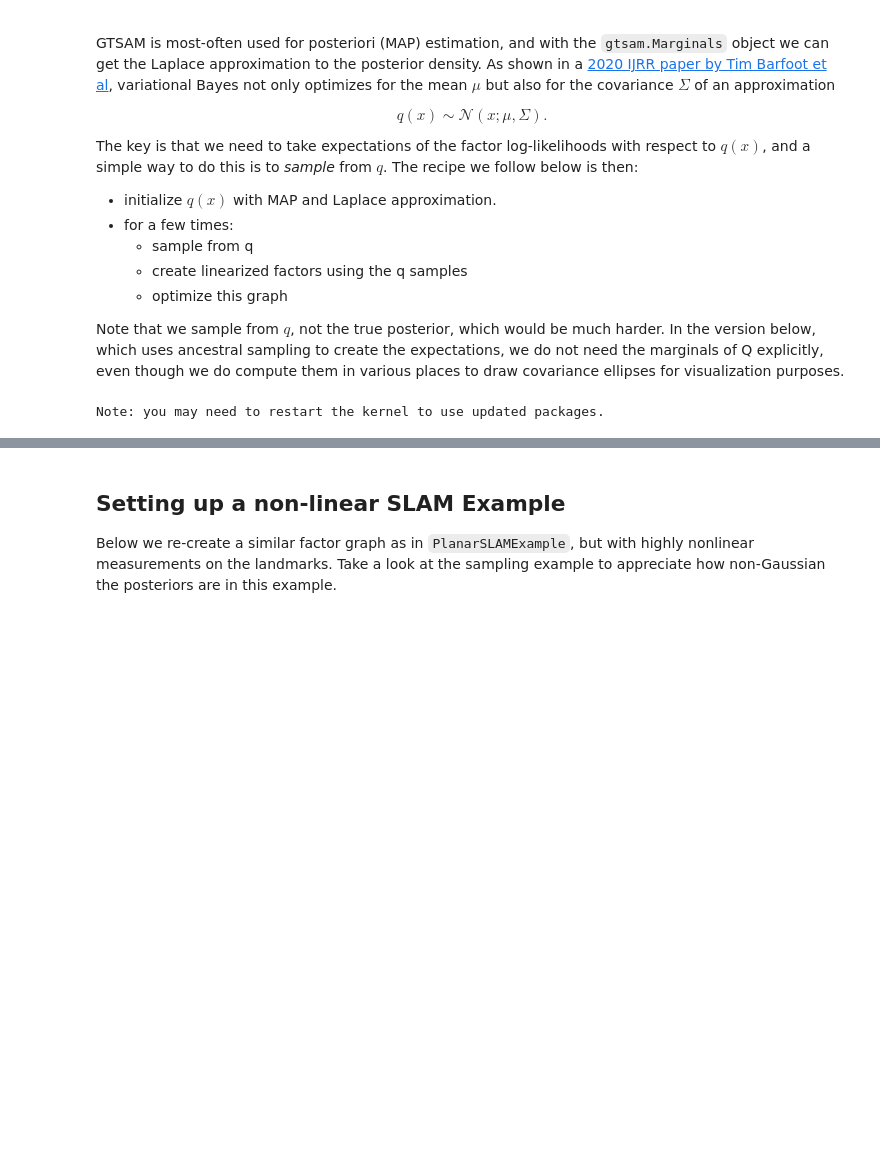
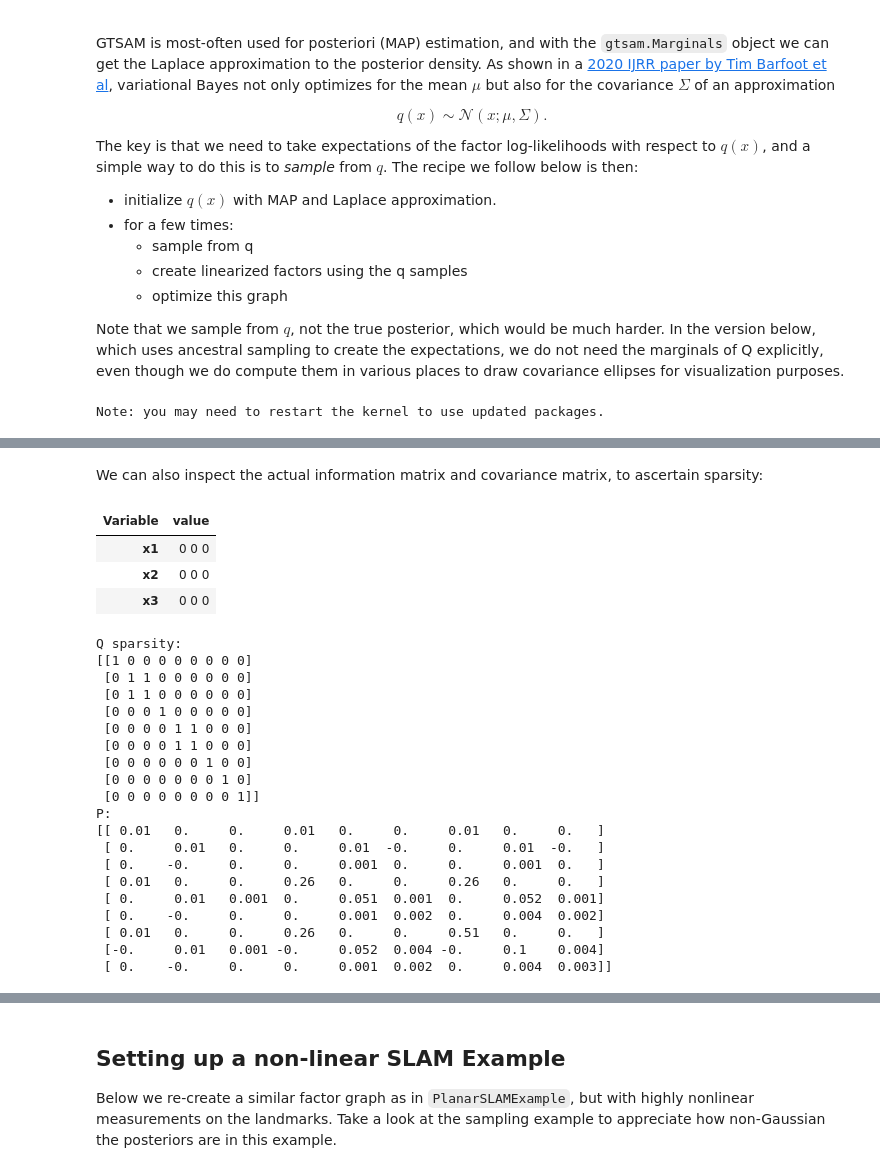
Before and after one commit to gtbook/gtsam-examples, a Jupyter notebook: PlanarSLAMExample_gvi.ipynb, the cells around one changed output, grey strips where cells are left out. Saved outputs shown, nothing was run; the diff lists cells and outputs as text; code cells hidden in the pictures; blank space fills up the shorter version.

```diff
--- a/PlanarSLAMExample_gvi.ipynb
+++ b/PlanarSLAMExample_gvi.ipynb
@@ -34,0 +114,37 @@ from gtsam import Point2, Pose2, Rot2, noiseModel
+# %% [markdown]
+We can also inspect the actual information matrix and covariance matrix, to ascertain sparsity:
+# %%
+def printPQ(bayes_net: gtsam.GaussianBayesNet, N:int=1):
+    """Print mean, Hessian, and covariance, possibly with correction factor N"""
+    R, d = bayes_net.matrix()
+    Q = (R.T @ R)/N  # Hessian/Information matrix
+    display(bayes_net.optimize())
+    print(f"Q sparsity:\n{(Q>1e-9).astype(int)}")
+    print(f"P:\n{np.round(np.linalg.inv(Q),3)}")
+
+printPQ(graph.linearize(truth).eliminateSequential())
+# %% [output]
+| Variable | value |
+| x1 | 0 0 0 |
+| x2 | 0 0 0 |
+| x3 | 0 0 0 |
+Q sparsity:
+[[1 0 0 0 0 0 0 0 0]
+ [0 1 1 0 0 0 0 0 0]
+ [0 1 1 0 0 0 0 0 0]
+ [0 0 0 1 0 0 0 0 0]
+ [0 0 0 0 1 1 0 0 0]
+ [0 0 0 0 1 1 0 0 0]
+ [0 0 0 0 0 0 1 0 0]
+ [0 0 0 0 0 0 0 1 0]
+ [0 0 0 0 0 0 0 0 1]]
+P:
+[[ 0.01   0.     0.     0.01   0.     0.     0.01   0.     0.   ]
+ [ 0.     0.01   0.     0.     0.01  -0.     0.     0.01  -0.   ]
+ [ 0.    -0.     0.     0.     0.001  0.     0.     0.001  0.   ]
+ [ 0.01   0.     0.     0.26   0.     0.     0.26   0.     0.   ]
+ [ 0.     0.01   0.001  0.     0.051  0.001  0.     0.052  0.001]
+ [ 0.    -0.     0.     0.     0.001  0.002  0.     0.004  0.002]
+ [ 0.01   0.     0.     0.26   0.     0.     0.51   0.     0.   ]
+ [-0.     0.01   0.001 -0.     0.052  0.004 -0.     0.1    0.004]
+ [ 0.    -0.     0.     0.     0.001  0.002  0.     0.004  0.003]]
```
Also changed, not shown: parts of 19 cells of this notebook.
